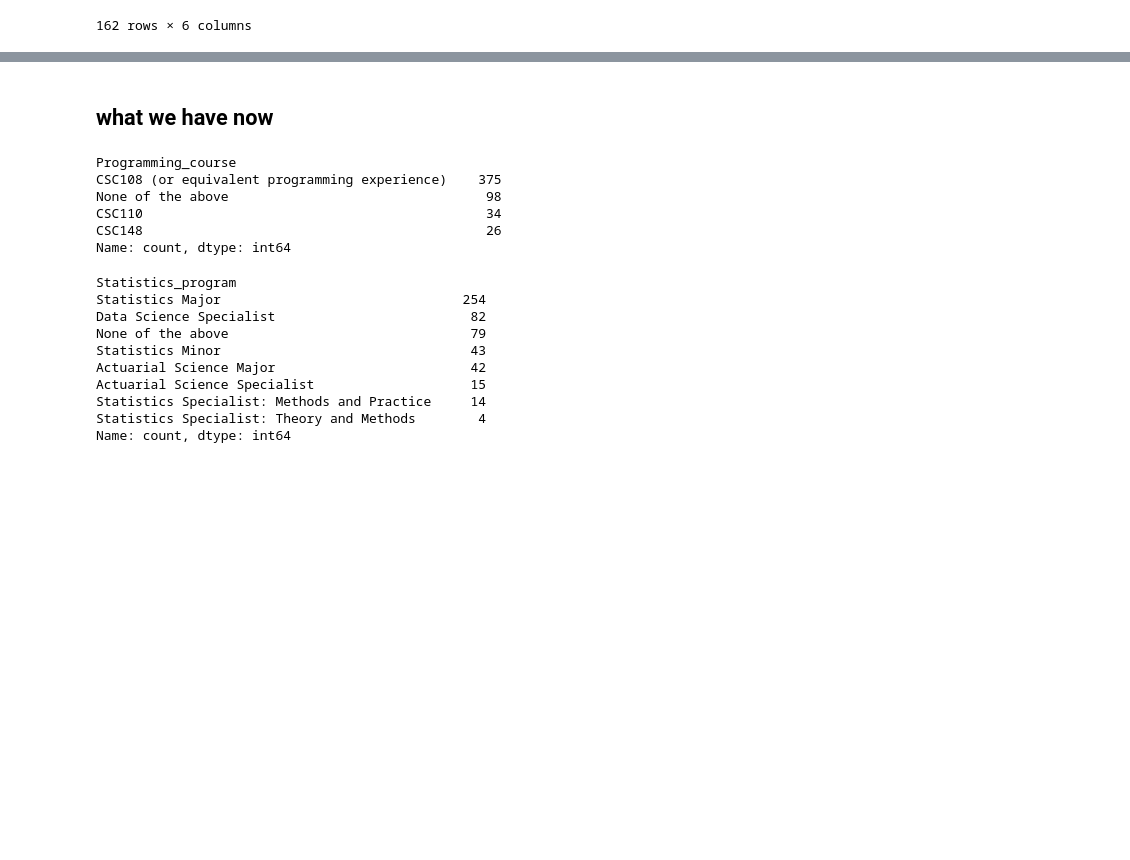
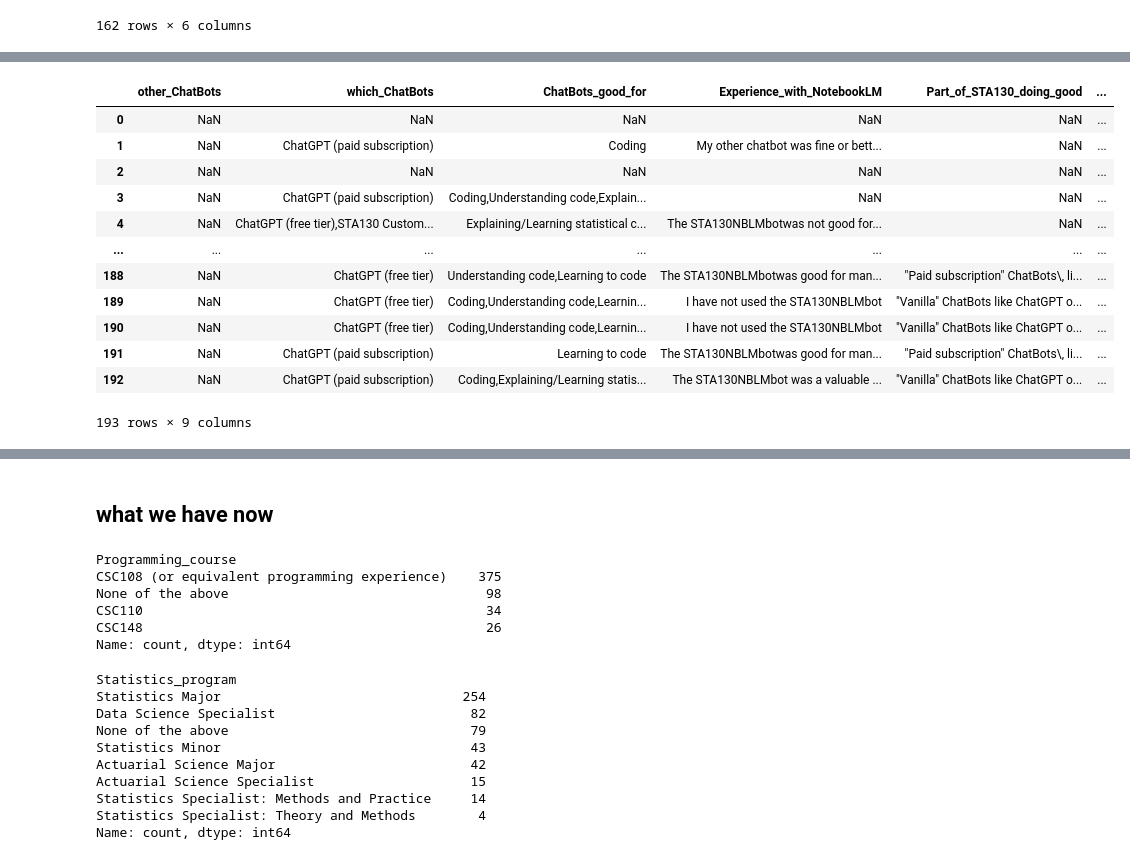
Before and after one commit to zliu0312/STA130_survey_analysis, a Jupyter notebook: main.ipynb, the cells around one changed output, grey strips where cells are left out. Drawn from its saved outputs; the diff is of its cells as text; code cells hidden in the pictures; blank space fills up the shorter version.

```diff
--- a/main.ipynb
+++ b/main.ipynb
@@ -453,0 +509,3 @@ wk05
+# %%
+midway_2024= pd.read_csv('STA130_2024_week_07_survey.csv')
+midway_2024.columns
@@ -453,0 +532,5 @@ wk05
+# %%
+midway_2024.drop(columns=['section','section_id','section_sis_id',
+                          'submitted','attempt','1.0','1.0.1','1.0.2',
+                          '1.0.3','1.0.4','1.0.5','1.0.6','1.0.7','1.0.8','n correct', 'n incorrect','score'], inplace=True)
+midway_2024.columns
@@ -453,0 +548,27 @@ wk05
+# %%
+midway_2024.rename(columns={'4644490: Question 01 (follow up)\nIf you answered "Other" above, which (and perhaps why, if you\'d like to share)?':'other_ChatBots',
+                            '4390110: Question 01\nWhich ChatBot(s) are you recently finding helpful or generally useful for STA130?':'which_ChatBots',
+                            '4390111: Midway Question 02\nWhat are ChatBots helpful for?':'ChatBots_good_for',
+                            '4628513: Midway Question 05\nWhich of the following best characterizes your experience with the STA130 Custom NotebookLM ChatBot (STA130NBLMbot)?':'Experience_with_NotebookLM',
+                            '4390112: Midway Question 03\nWhich of the following do you think should continue to be a part of (or be added to) STA130?':'Part_of_STA130_doing_good',
+                            '4390113: Midway Question 04\nWould you be interested in seeing your preferred ChatBots in other STA courses beyond STA130?':'Preferred_ChatBots_in_other_STA_course',
+                            '4628572: Midway Question 06\nNow that you\'ve seen half of the course, completed the midterm exam, and gotten a sense for what Prof. Scott is trying to do with everything in the course... which of the following would you say apply to you?': 'Feeling_about_Chatbots_and_STA130',
+                            '4628721: Midway question 07\nAre you worried about the fact that future STA courses are using R instead of Python?':'Worry_about_R_in_future_STA_course',
+                            '4390115: Further comments or clarifications?\nFeel free togive us any other details, clarifications, or additional feedback that you feel might be relevant or worth sharing!Any comments provided here will be reviewed and helpful for our ongoing evaluations of ChatBots in the STA130 context (and perhaps beyond).':'Additional_feedback'
+}, inplace=True)
+# %%
+midway_2024
+# %% [output]
+|  | other_ChatBots | which_ChatBots | ChatBots_good_for | Experience_with_NotebookLM | Part_of_STA130_doing_good | ... |
+| 0 | NaN | NaN | NaN | NaN | NaN | ... |
+| 1 | NaN | ChatGPT (paid subscription) | Coding | My other chatbot was fine or bett... | NaN | ... |
+| 2 | NaN | NaN | NaN | NaN | NaN | ... |
+| 3 | NaN | ChatGPT (paid subscription) | Coding,Understanding code,Explain... | NaN | NaN | ... |
+| 4 | NaN | ChatGPT (free tier),STA130 Custom... | Explaining/Learning statistical c... | The STA130NBLMbotwas not good for... | NaN | ... |
+| ... | ... | ... | ... | ... | ... | ... |
+| 188 | NaN | ChatGPT (free tier) | Understanding code,Learning to code | The STA130NBLMbotwas good for man... | "Paid subscription" ChatBots\, li... | ... |
+| 189 | NaN | ChatGPT (free tier) | Coding,Understanding code,Learnin... | I have not used the STA130NBLMbot | "Vanilla" ChatBots like ChatGPT o... | ... |
+| 190 | NaN | ChatGPT (free tier) | Coding,Understanding code,Learnin... | I have not used the STA130NBLMbot | "Vanilla" ChatBots like ChatGPT o... | ... |
+| 191 | NaN | ChatGPT (paid subscription) | Learning to code | The STA130NBLMbotwas good for man... | "Paid subscription" ChatBots\, li... | ... |
+| 192 | NaN | ChatGPT (paid subscription) | Coding,Explaining/Learning statis... | The STA130NBLMbot was a valuable ... | "Vanilla" ChatBots like ChatGPT o... | ... |
+193 rows × 9 columns
```
Also changed, not shown: parts of 19 cells of this notebook.
